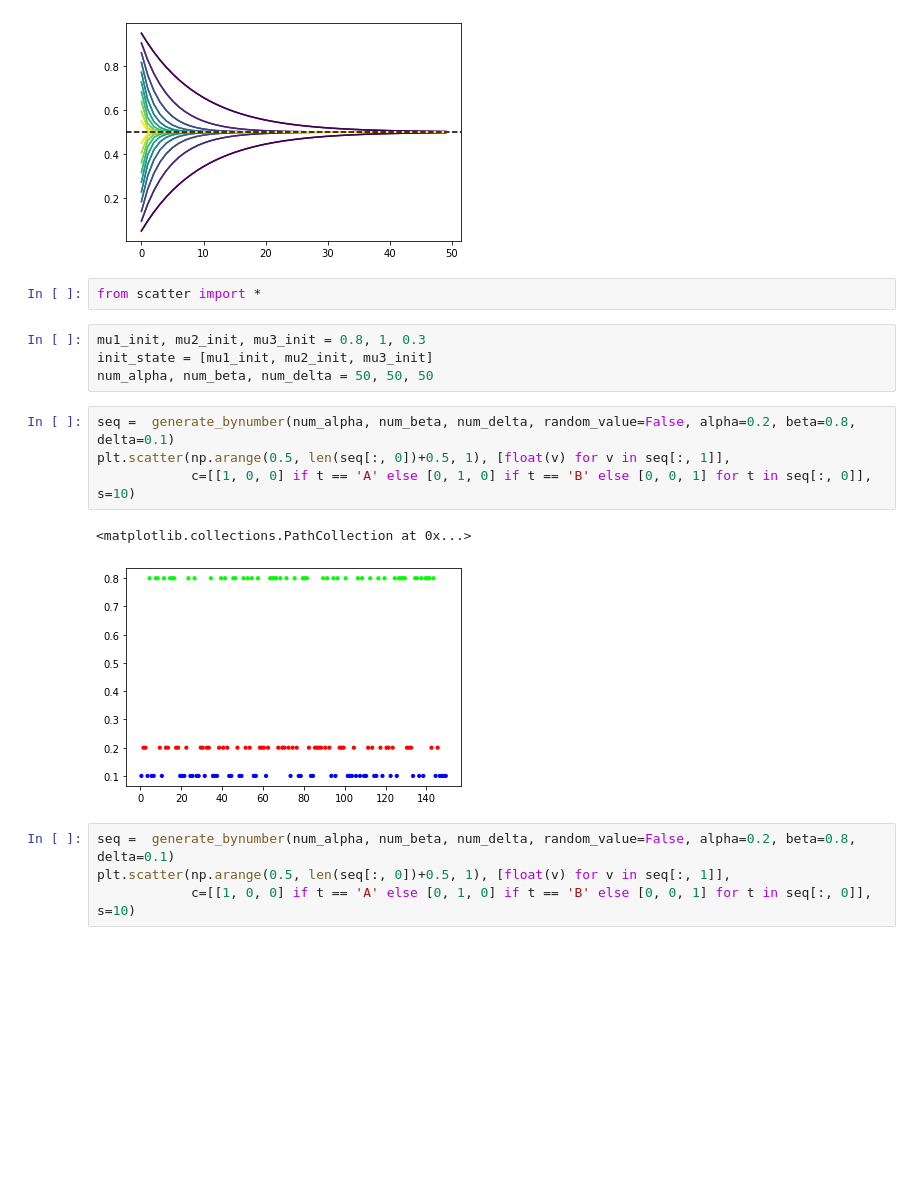
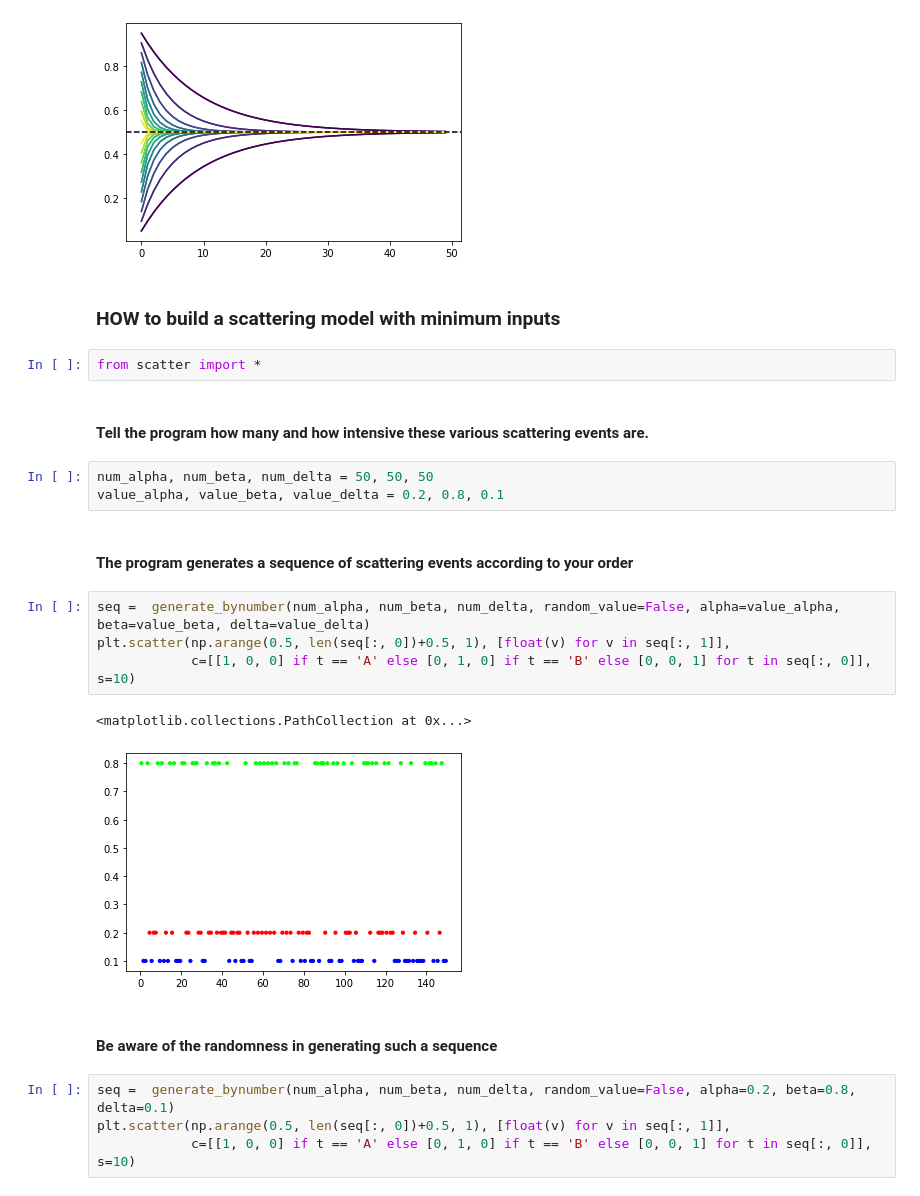
Before and after one commit to LarsonLaugh/Counterfusion, a Jupyter notebook: demo.ipynb, the cells around one changed output. Saved outputs shown, nothing was run; the diff lists cells and outputs as text; blank space fills up the shorter version.

```diff
--- a/demo.ipynb
+++ b/demo.ipynb
@@ -115,19 +115,26 @@ plt.axhline(y=0.5,linestyle='--',c='k')
 # %% [output]
 <matplotlib.lines.Line2D at 0x...>
 [figure]
+# %% [markdown]
+### HOW to build a scattering model with minimum inputs
 # %%
 from scatter import *
+# %% [markdown]
+#### Tell the program how many and how intensive these various scattering events are.
 # %%
-mu1_init, mu2_init, mu3_init = 0.8, 1, 0.3
-init_state = [mu1_init, mu2_init, mu3_init]
 num_alpha, num_beta, num_delta = 50, 50, 50
+value_alpha, value_beta, value_delta = 0.2, 0.8, 0.1
+# %% [markdown]
+#### The program generates a sequence of scattering events according to your order
 # %%
-seq =  generate_bynumber(num_alpha, num_beta, num_delta, random_value=False, alpha=0.2, beta=0.8, delta=0.1)
+seq =  generate_bynumber(num_alpha, num_beta, num_delta, random_value=False, alpha=value_alpha, beta=value_beta, delta=value_delta)
 plt.scatter(np.arange(0.5, len(seq[:, 0])+0.5, 1), [float(v) for v in seq[:, 1]],
             c=[[1, 0, 0] if t == 'A' else [0, 1, 0] if t == 'B' else [0, 0, 1] for t in seq[:, 0]], s=10)
 # %% [output]
 <matplotlib.collections.PathCollection at 0x...>
-[figure, old version]
+[figure, new version]
+# %% [markdown]
+#### Be aware of the randomness in generating such a sequence
 # %%
 seq =  generate_bynumber(num_alpha, num_beta, num_delta, random_value=False, alpha=0.2, beta=0.8, delta=0.1)
 plt.scatter(np.arange(0.5, len(seq[:, 0])+0.5, 1), [float(v) for v in seq[:, 1]],
```
Also changed, not shown: parts of 5 cells of this notebook, 1 other file.
